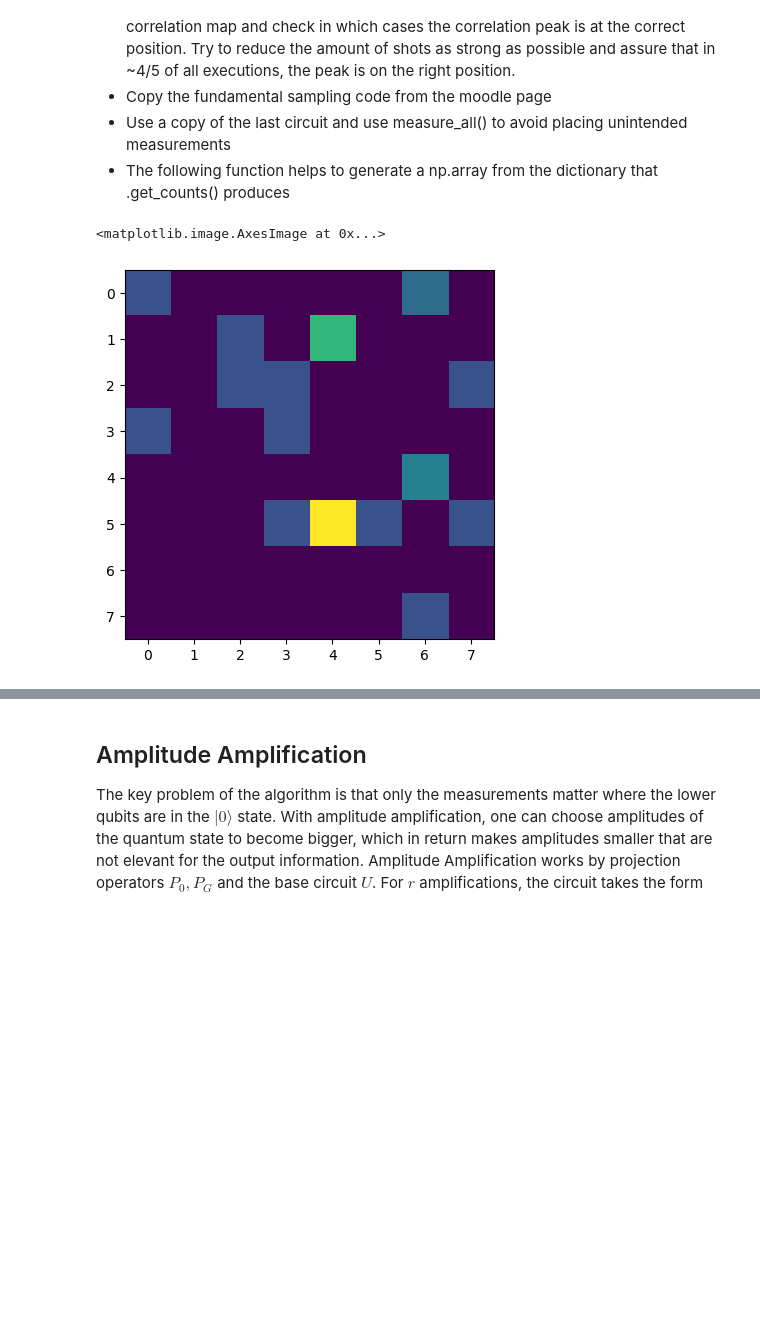
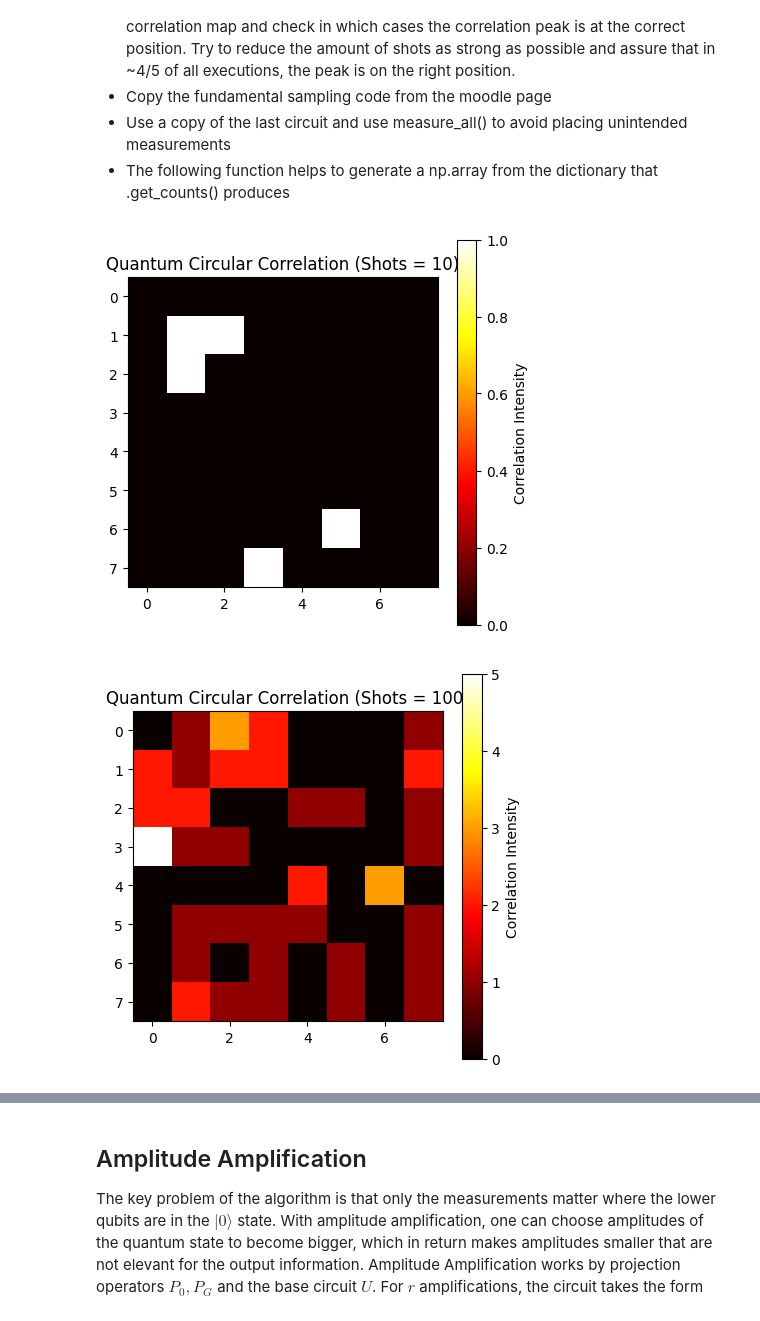
Before and after one commit to ZelikK/QuPIV, a Jupyter notebook: QuCorr_Programming_Project_Fill.ipynb, the cells around one changed output, grey strips where cells are left out. Drawn from its saved outputs; the diff is of its cells as text; code cells hidden in the pictures; blank space fills up the shorter version.

```diff
--- a/QuCorr_Programming_Project_Fill.ipynb
+++ b/QuCorr_Programming_Project_Fill.ipynb
@@ -102,15 +208,56 @@ def get_vec_from_counts(Counts, Qubits):
 
     return v
 # %%
-qc_ = qc.copy()
-qc_.measure_all()
+from qiskit_aer import Aer
+from qiskit import transpile
+import matplotlib.pyplot as plt
+import numpy as np
 
-from qiskit.primitives import StatevectorSampler
+def get_vec_from_counts(counts, qubits):
+    vec = np.zeros(2**qubits)
+    for k in range(2**qubits):
+        key = format(k, '0' + str(qubits) + 'b')
+        if key in counts:
+            vec[k] = counts[key]
+    return vec
 
-# fill here, import sampling routine
+# Decompose and add measurements
+qc_sampling = qc.copy()
+qc_sampling = qc_sampling.decompose()
+qc_sampling.measure_all()
 
-# plot results
-plt.imshow(#... )
+# Use Aer simulator for measurement-based sampling
+backend = Aer.get_backend('aer_simulator')
+
+# Transpile for the backend
+qc_sampling = transpile(qc_sampling, backend)
+
+# Shots to test
+shots_list = [10, 100, 500, 1000, 5000]
+
+for shots in shots_list:
+    # Reset simulator and run
+    backend.set_options(seed_simulator=42)  # for reproducibility
+    job = backend.run(qc_sampling, shots=shots)
+    result = job.result()
+    counts = result.get_counts()
+
+    # Convert counts to vector
+    correlation = get_vec_from_counts(counts, qc_sampling.num_qubits)
+
+    # Reshape to N x N
+    correlation = correlation[:N**2]
+    correlation = np.reshape(correlation, (N, N))
+
+    # Apply fftshift
+    correlation = np.fft.fftshift(correlation)
+
+    # Plot result
+    plt.figure(figsize=(5, 5))
+    plt.imshow(np.real(correlation), cmap="hot", interpolation="nearest")
+    plt.colorbar(label="Correlation Intensity")
+    plt.title(f"Quantum Circular Correlation (Shots = {shots})")
+    plt.show()
 # %% [output]
-<matplotlib.image.AxesImage at 0x...>
-[figure, old version]
+[figure, new version]
+[figure, added]
```
Also changed, not shown: parts of 15 cells of this notebook.
